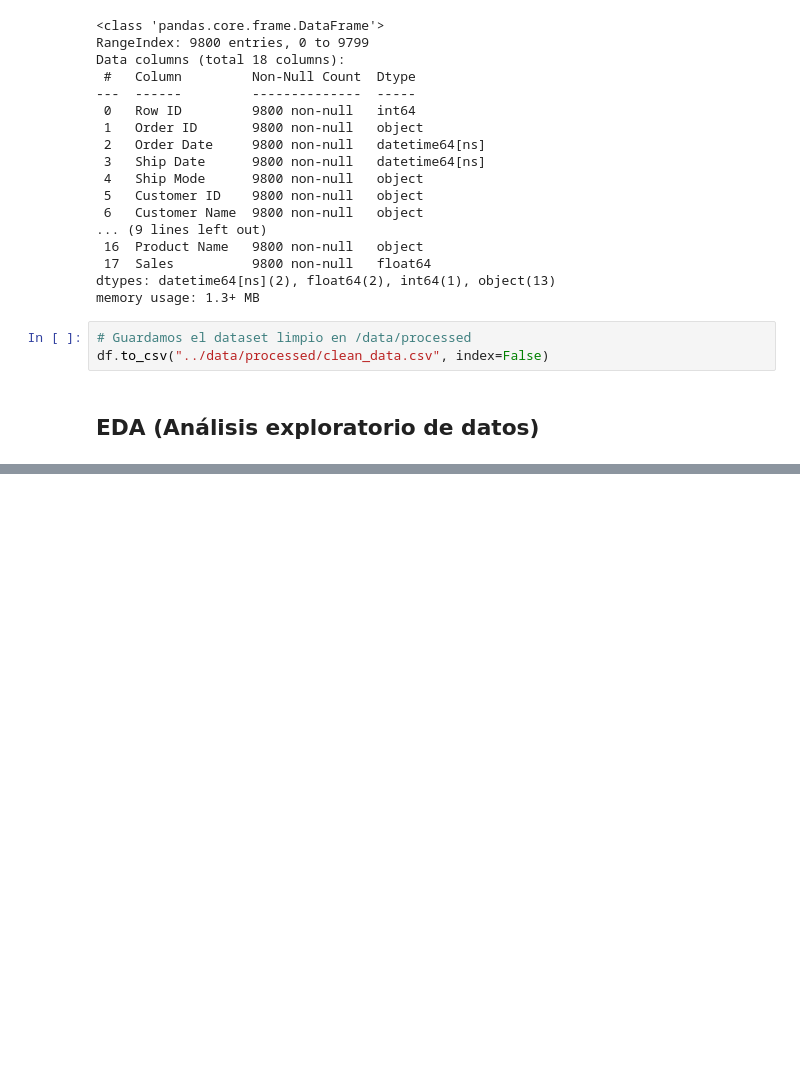
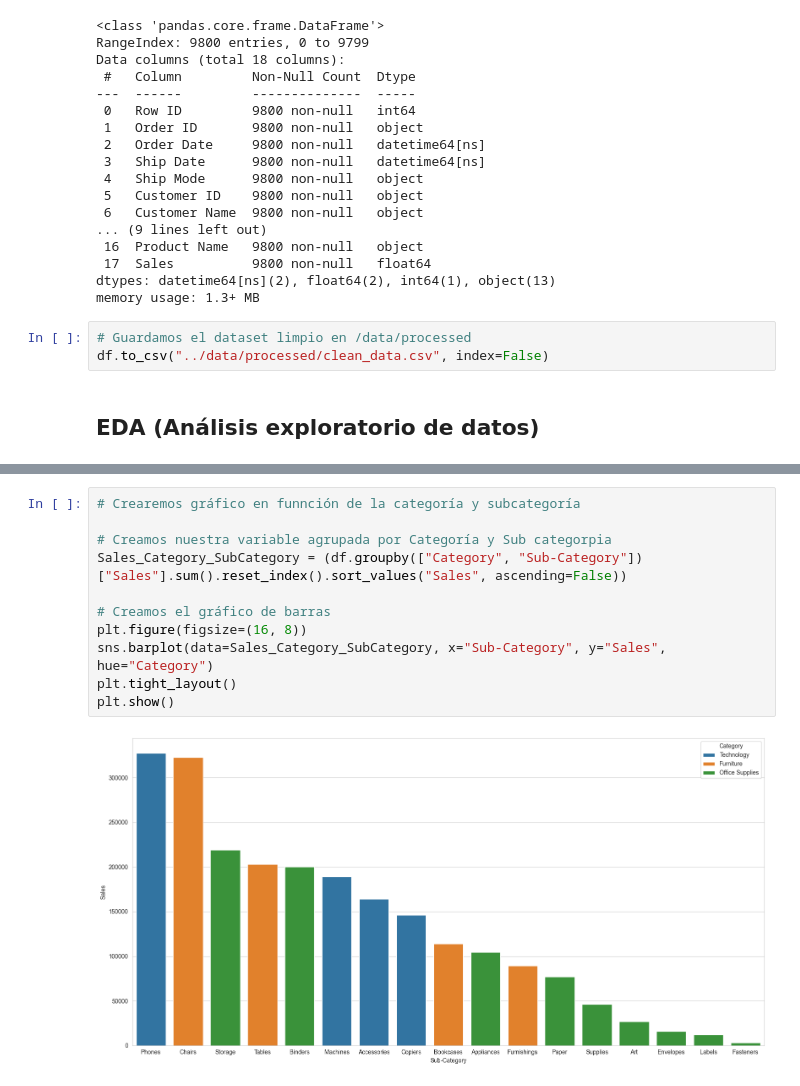
Before and after one commit to JBolaOcho/Superstore_Sales_Analysis, a Jupyter notebook: notebooks/1_EDA.ipynb, the cells around one changed output, grey strips where cells are left out. Cells and saved outputs as stored; diff of their text form; blank space fills up the shorter version.

```diff
--- a/notebooks/1_EDA.ipynb
+++ b/notebooks/1_EDA.ipynb
@@ -175,0 +193,13 @@ df.to_csv("../data/processed/clean_data.csv", index=False)
+# %%
+# Crearemos gráfico en funnción de la categoría y subcategoría
+
+# Creamos nuestra variable agrupada por Categoría y Sub categorpia
+Sales_Category_SubCategory = (df.groupby(["Category", "Sub-Category"])["Sales"].sum().reset_index().sort_values("Sales", ascending=False))
+
+# Creamos el gráfico de barras
+plt.figure(figsize=(16, 8))
+sns.barplot(data=Sales_Category_SubCategory, x="Sub-Category", y="Sales", hue="Category")
+plt.tight_layout()
+plt.show()
+# %% [output]
+[figure, added]
```
Also changed, not shown: parts of 3 cells of this notebook.
